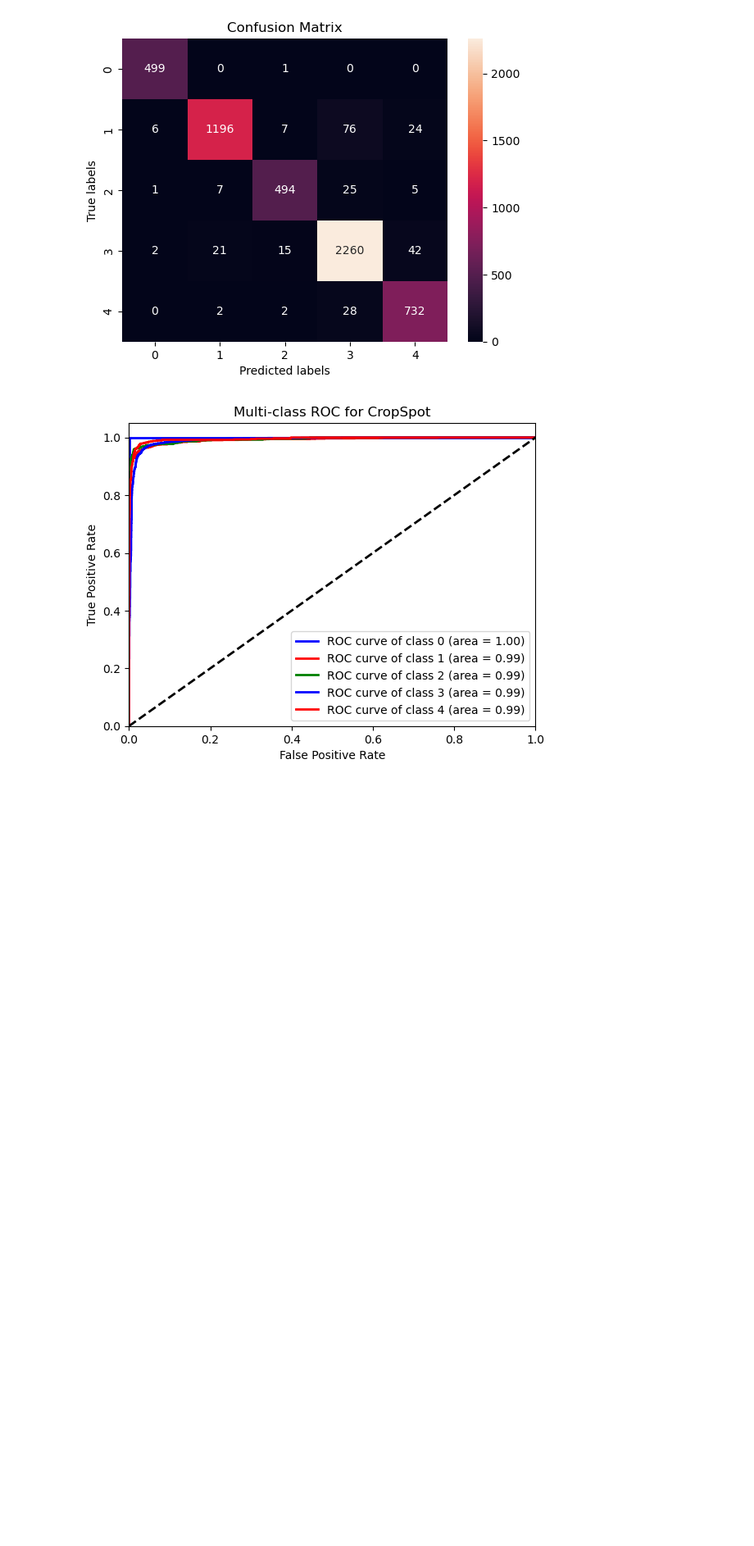
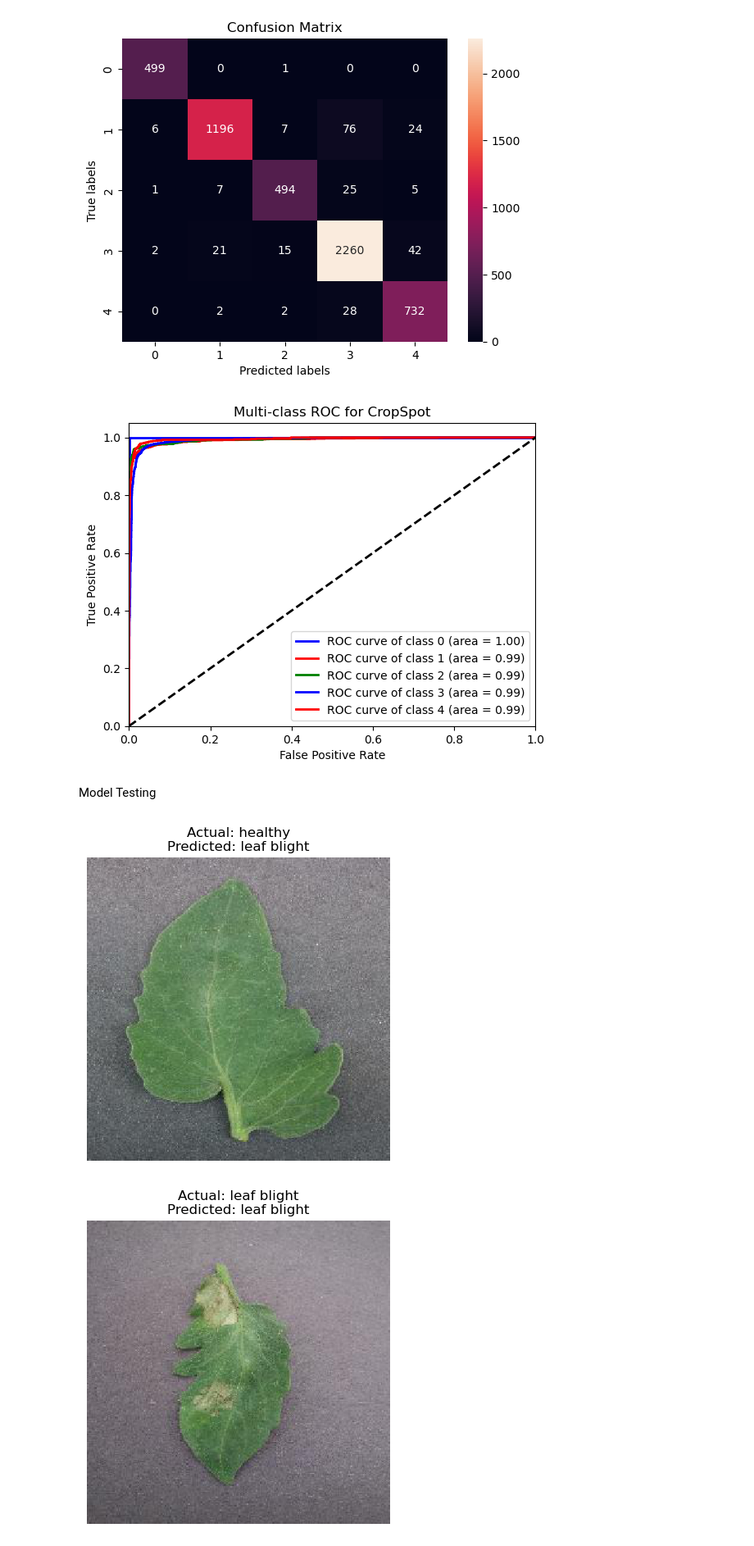
Before and after one commit to setsaa/CropSpot, a Jupyter notebook: model_v0.ipynb, the cells around one changed output. Shown at 82% size. Drawn from its saved outputs; the diff is of its cells as text; code cells hidden in the pictures; blank space fills up the shorter version.

Commit message:
Updated model_v0 with model testing

```diff
--- a/model_v0.ipynb
+++ b/model_v0.ipynb
@@ -278,3 +281,43 @@ plt.legend(loc="lower right")
 plt.show()
 # %% [output]
 [figure]
+# %% [markdown]
+Model Testing
+# %%
+# Path to validaiton dataset
+new_dataset_dir = 'Dataset/Preprocessed/tomato_val'
+# %%
+# Set up the ImageDataGenerator
+datagen = ImageDataGenerator(rescale=1./255)
+
+# Assuming a structure of new_dataset_dir/class_x for each class
+class_names = ["healthy", "leaf blight", "leaf curl", "septoria leaf spot"]
+# %%
+for class_name in class_names:
+    class_dir = os.path.join(new_dataset_dir, class_name)
+    images = os.listdir(class_dir)
+    random_image_name = random.choice(images)
+    image_path = os.path.join(class_dir, random_image_name)
+
+    # Load and preprocess the image
+    img = load_img(image_path, target_size=(img_size, img_size))  # Ensure img_size matches your model's expected input
+    img_array = img_to_array(img)
+    img_array_expanded = np.expand_dims(img_array, axis=0) / 255.0
+
+    # Predict
+    prediction = model.predict(img_array_expanded)
+    predicted_class_index = np.argmax(prediction, axis=1)[0]
+
+    # Handle prediction safely
+    if predicted_class_index < len(class_names):
+        predicted_class_name = class_names[predicted_class_index]
+    else:
+        predicted_class_name = "Unknown Class"  # For when the model predicts the class not present in the new dataset
+    # Display
+    plt.imshow(img)
+    plt.title(f"Actual: {class_name}\nPredicted: {predicted_class_name}")
+    plt.axis('off')
+    plt.show()
+# %% [output]
+[figure, added]
+[figure, added]
```
Also changed, not shown: parts of 5 cells of this notebook.
